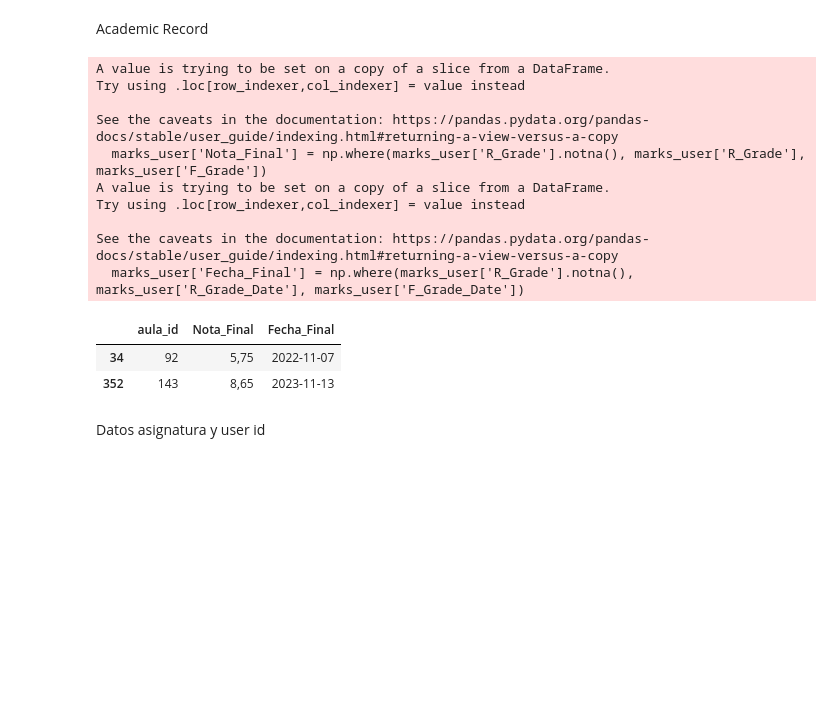
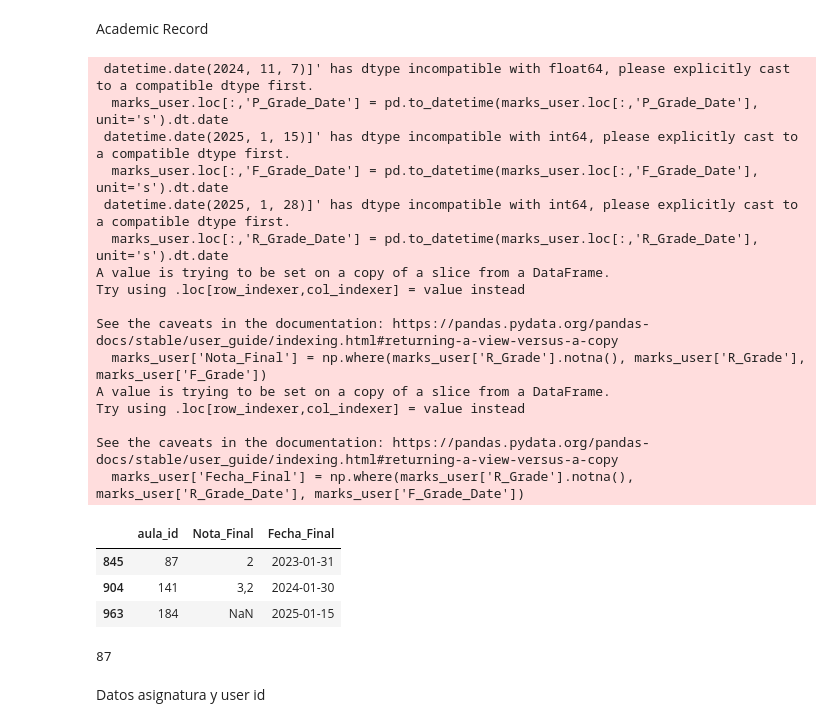
Before and after one commit to geniiss/MoonKEY, a Jupyter notebook: code/Model/Statistic_Tables.ipynb, the cells around one changed output. Drawn from its saved outputs; the diff is of its cells as text; code cells hidden in the pictures; blank space fills up the shorter version.

```diff
--- a/code/Model/Statistic_Tables.ipynb
+++ b/code/Model/Statistic_Tables.ipynb
@@ -33,22 +33,34 @@ def Academic_Record(user_id):
     marks_user_record = marks_user[["aula_id", "Nota_Final", "Fecha_Final"]]
 
     return marks_user_record
-# %%
-Academic_Record(155)
-# %% [output]
-A value is trying to be set on a copy of a slice from a DataFrame.
-Try using .loc[row_indexer,col_indexer] = value instead
-
-See the caveats in the documentation: https://pandas.pydata.org/pandas-docs/stable/user_guide/indexing.html#returning-a-view-versus-a-copy
-  marks_user['Nota_Final'] = np.where(marks_user['R_Grade'].notna(), marks_user['R_Grade'], marks_user['F_Grade'])
-A value is trying to be set on a copy of a slice from a DataFrame.
-Try using .loc[row_indexer,col_indexer] = value instead
-
-See the caveats in the documentation: https://pandas.pydata.org/pandas-docs/stable/user_guide/indexing.html#returning-a-view-versus-a-copy
-  marks_user['Fecha_Final'] = np.where(marks_user['R_Grade'].notna(), marks_user['R_Grade_Date'], marks_user['F_Grade_Date'])
-|  | aula_id | Nota_Final | Fecha_Final |
-| 34 | 92 | 5,75 | 2022-11-07 |
-| 352 | 143 | 8,65 | 2023-11-13 |
+# %%
+aux = Academic_Record(789)
+aux
+# %% [output]
+ datetime.date(2024, 11, 7)]' has dtype incompatible with float64, please explicitly cast to a compatible dtype first.
+  marks_user.loc[:,'P_Grade_Date'] = pd.to_datetime(marks_user.loc[:,'P_Grade_Date'], unit='s').dt.date
+ datetime.date(2025, 1, 15)]' has dtype incompatible with int64, please explicitly cast to a compatible dtype first.
+  marks_user.loc[:,'F_Grade_Date'] = pd.to_datetime(marks_user.loc[:,'F_Grade_Date'], unit='s').dt.date
+ datetime.date(2025, 1, 28)]' has dtype incompatible with int64, please explicitly cast to a compatible dtype first.
+  marks_user.loc[:,'R_Grade_Date'] = pd.to_datetime(marks_user.loc[:,'R_Grade_Date'], unit='s').dt.date
+A value is trying to be set on a copy of a slice from a DataFrame.
+Try using .loc[row_indexer,col_indexer] = value instead
+
+See the caveats in the documentation: https://pandas.pydata.org/pandas-docs/stable/user_guide/indexing.html#returning-a-view-versus-a-copy
+  marks_user['Nota_Final'] = np.where(marks_user['R_Grade'].notna(), marks_user['R_Grade'], marks_user['F_Grade'])
+A value is trying to be set on a copy of a slice from a DataFrame.
+Try using .loc[row_indexer,col_indexer] = value instead
+
+See the caveats in the documentation: https://pandas.pydata.org/pandas-docs/stable/user_guide/indexing.html#returning-a-view-versus-a-copy
+  marks_user['Fecha_Final'] = np.where(marks_user['R_Grade'].notna(), marks_user['R_Grade_Date'], marks_user['F_Grade_Date'])
+|  | aula_id | Nota_Final | Fecha_Final |
+| 845 | 87 | 2 | 2023-01-31 |
+| 904 | 141 | 3,2 | 2024-01-30 |
+| 963 | 184 | NaN | 2025-01-15 |
+# %%
+aux["aula_id"].values[0]
+# %% [output]
+87
 # %% [markdown]
 Datos asignatura y user id
 # %%
```
Also changed, not shown: parts of 3 cells of this notebook.
